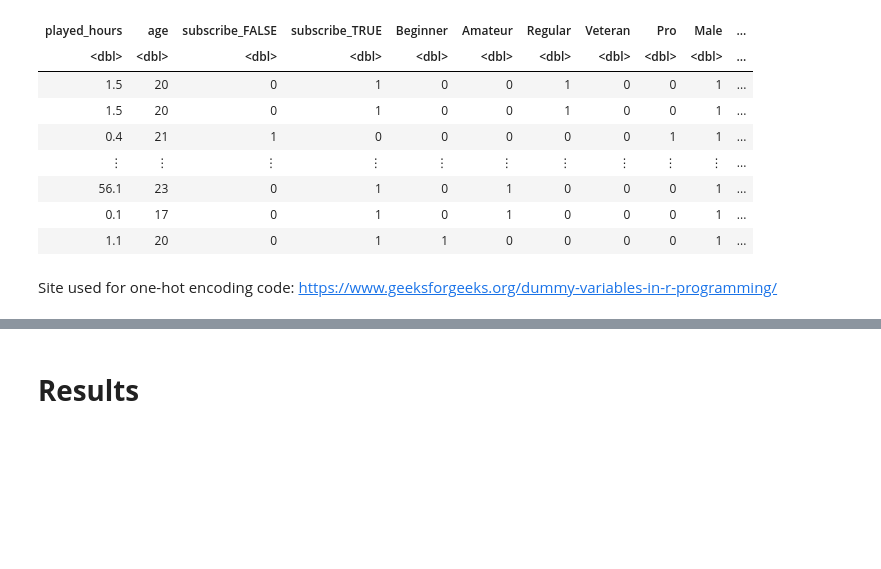
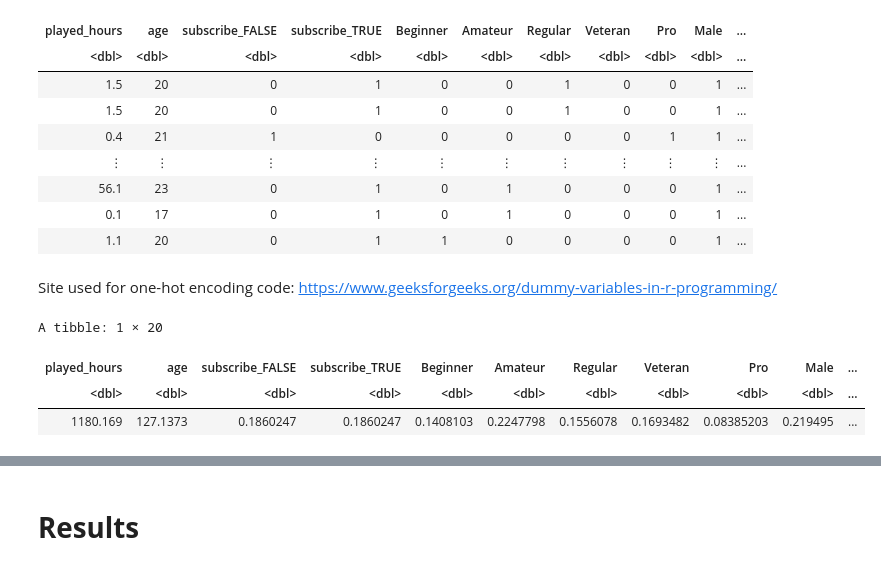
Before and after one commit to akdivinagracia/project-009-2, a Jupyter notebook: notebook.ipynb, the cells around one changed output, grey strips where cells are left out. Drawn from its saved outputs; the diff is of its cells as text; code cells hidden in the pictures; blank space fills up the shorter version.

```diff
--- a/notebook.ipynb
+++ b/notebook.ipynb
@@ -252,3 +224,11 @@ A data.frame: 131 × 20
 | 1.1 | 20 | 0 | 1 | 1 | 0 | 0 | 0 | 0 | 1 | ... |
 # %% [markdown]
 Site used for one-hot encoding code: https://www.geeksforgeeks.org/dummy-variables-in-r-programming/
+# %%
+# Determining variance
+map_df(combined_one_hot, var)
+# %% [output]
+A tibble: 1 × 20
+| played_hours | age | subscribe_FALSE | subscribe_TRUE | Beginner | Amateur | Regular | Veteran | Pro | Male | ... |
+| <dbl> | <dbl> | <dbl> | <dbl> | <dbl> | <dbl> | <dbl> | <dbl> | <dbl> | <dbl> | ... |
+| 1180.169 | 127.1373 | 0.1860247 | 0.1860247 | 0.1408103 | 0.2247798 | 0.1556078 | 0.1693482 | 0.08385203 | 0.219495 | ... |
```
Also changed, not shown: parts of 12 cells of this notebook.
